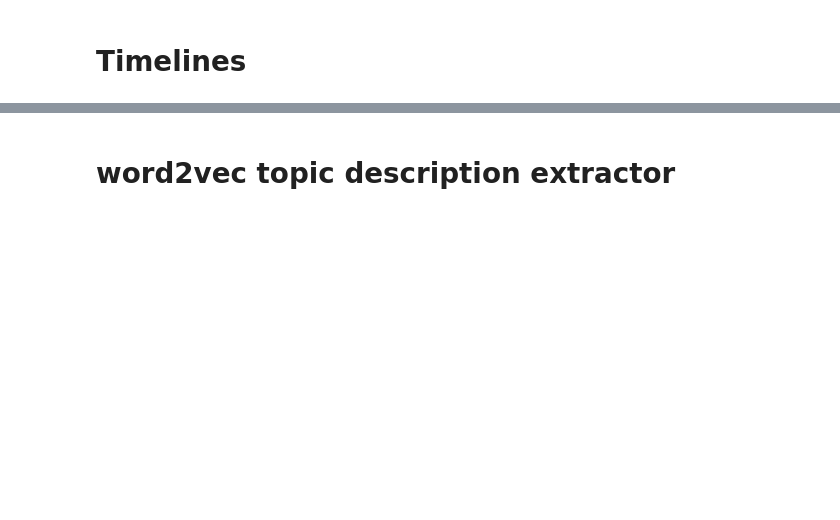
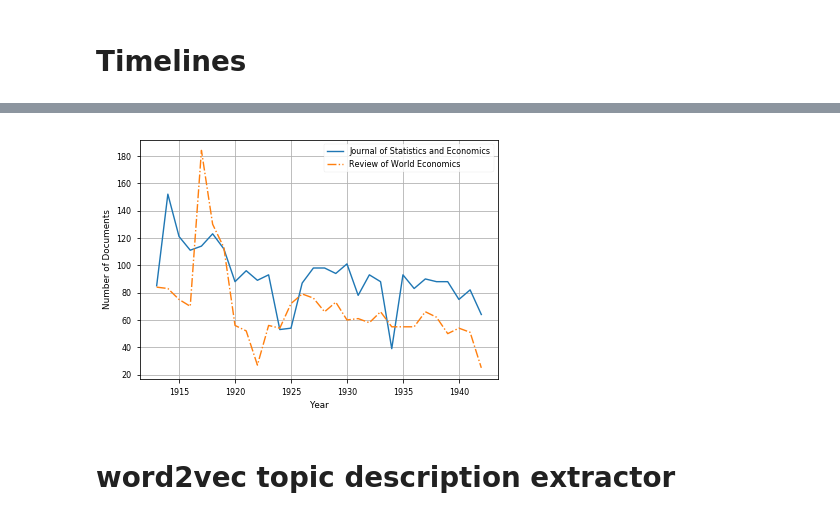
Before and after one commit to cherry-1024/pvtm-core, a Jupyter notebook: corpus_comparer.ipynb, the cells around one changed output, grey strips where cells are left out. Cells and saved outputs as stored; diff of their text form; code cells hidden in the pictures; blank space fills up the shorter version.

```diff
--- a/corpus_comparer.ipynb
+++ b/corpus_comparer.ipynb
@@ -267,3 +268,17 @@ savinng overview to combined_corpus
+# %%
+data1.groupby('year').title.count().plot(label=args['name_corpus_one_long'])
+data2.groupby('year').title.count().plot(label=args['name_corpus_two_long'], linestyle='-.')
+plt.ylabel('Number of Documents')
+plt.xlabel('Year')
+plt.legend()
+
+
+savepath = '{}/'.format(args['output'])
+pvtm_utils.check_path(savepath)
+for ending in ['png','pdf']:
+    plt.savefig('{}documents_per_year.{}'.format(savepath, ending), bbox_inches='tight')
+# %% [output]
+[figure, added]
 # %% [markdown]
 # word2vec topic description extractor
 # %%
```
Also changed, not shown: parts of 31 cells of this notebook.
